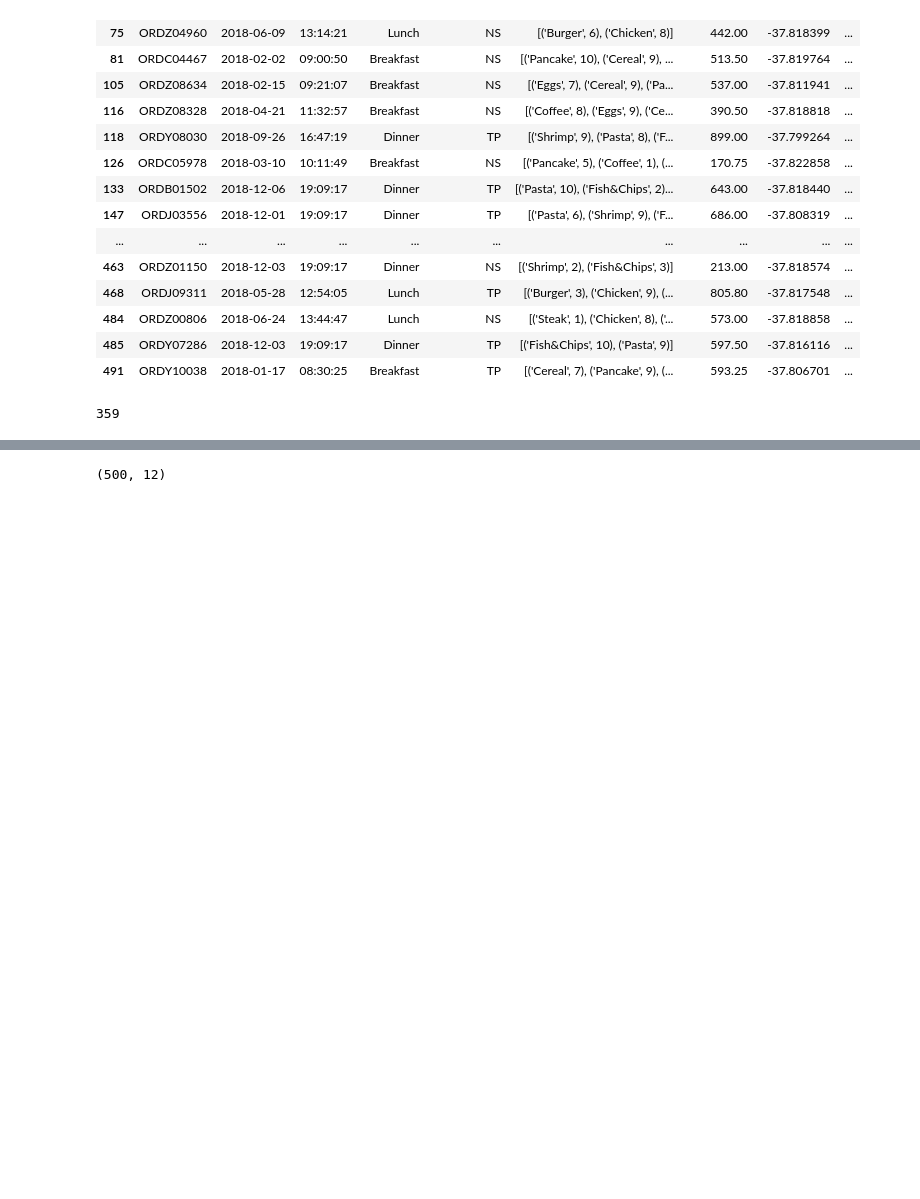
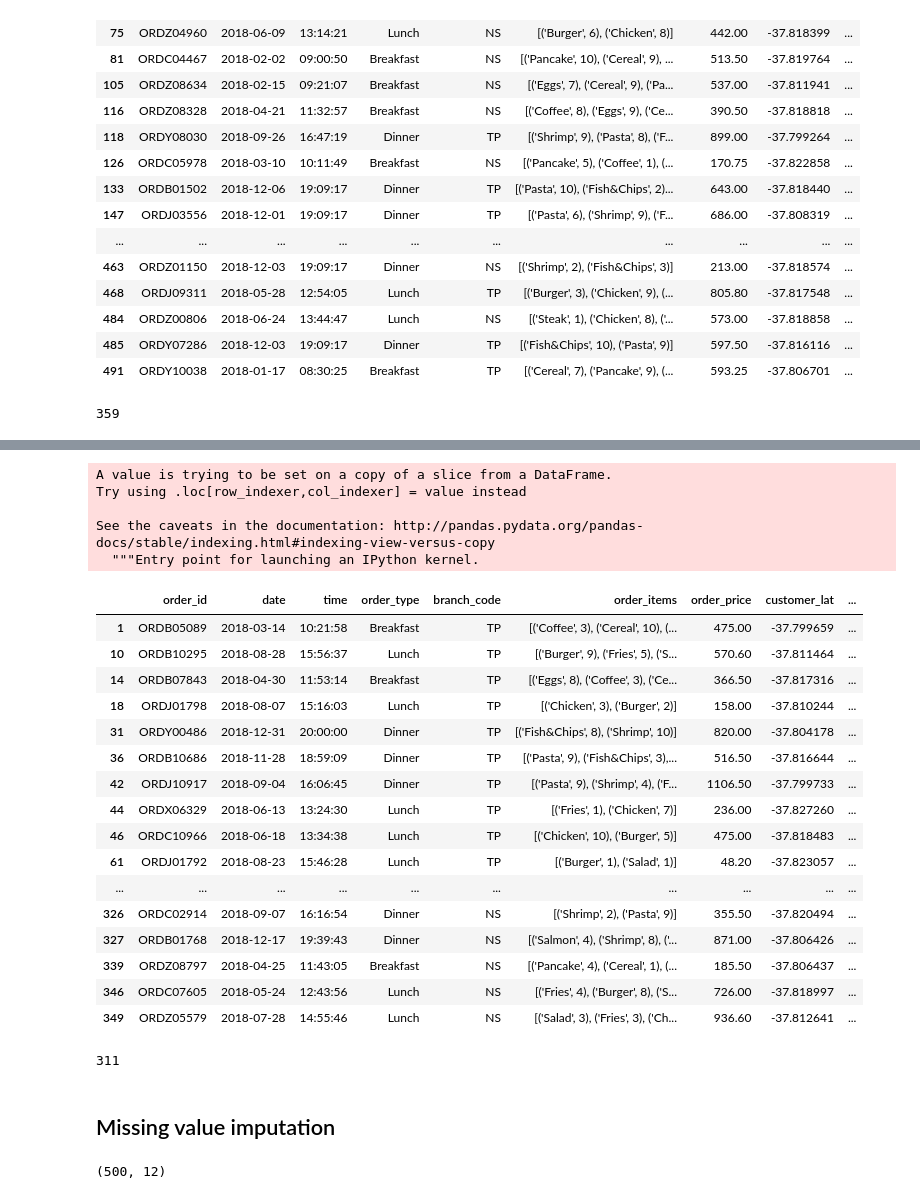
Before and after one commit to pradnyaalc/Data-Cleaning-and-EDA, a Jupyter notebook: Group_113.ipynb, the cells around one changed output, grey strips where cells are left out. Drawn from its saved outputs; the diff is of its cells as text; code cells hidden in the pictures; blank space fills up the shorter version.

```diff
--- a/Group_113.ipynb
+++ b/Group_113.ipynb
@@ -418,3 +512,37 @@ len(dirty_new_4)
+# %%
+# fixing and replacing the mismatched shortest distance with the one calculated
+shortest_dist_df['distance_to_customer_KM'] = shortest_dist_df['shortest_dist']
+shortest_dist_df
+# %% [output]
+A value is trying to be set on a copy of a slice from a DataFrame.
+Try using .loc[row_indexer,col_indexer] = value instead
+
+See the caveats in the documentation: http://pandas.pydata.org/pandas-docs/stable/indexing.html#indexing-view-versus-copy
+  """Entry point for launching an IPython kernel.
+|  | order_id | date | time | order_type | branch_code | order_items | order_price | customer_lat | ... |
+| 1 | ORDB05089 | 2018-03-14 | 10:21:58 | Breakfast | TP | [('Coffee', 3), ('Cereal', 10), (... | 475.00 | -37.799659 | ... |
+| 10 | ORDB10295 | 2018-08-28 | 15:56:37 | Lunch | TP | [('Burger', 9), ('Fries', 5), ('S... | 570.60 | -37.811464 | ... |
+| 14 | ORDB07843 | 2018-04-30 | 11:53:14 | Breakfast | TP | [('Eggs', 8), ('Coffee', 3), ('Ce... | 366.50 | -37.817316 | ... |
+| 18 | ORDJ01798 | 2018-08-07 | 15:16:03 | Lunch | TP | [('Chicken', 3), ('Burger', 2)] | 158.00 | -37.810244 | ... |
+| 31 | ORDY00486 | 2018-12-31 | 20:00:00 | Dinner | TP | [('Fish&Chips', 8), ('Shrimp', 10)] | 820.00 | -37.804178 | ... |
+| 36 | ORDB10686 | 2018-11-28 | 18:59:09 | Dinner | TP | [('Pasta', 9), ('Fish&Chips', 3),... | 516.50 | -37.816644 | ... |
+| 42 | ORDJ10917 | 2018-09-04 | 16:06:45 | Dinner | TP | [('Pasta', 9), ('Shrimp', 4), ('F... | 1106.50 | -37.799733 | ... |
+| 44 | ORDX06329 | 2018-06-13 | 13:24:30 | Lunch | TP | [('Fries', 1), ('Chicken', 7)] | 236.00 | -37.827260 | ... |
+| 46 | ORDC10966 | 2018-06-18 | 13:34:38 | Lunch | TP | [('Chicken', 10), ('Burger', 5)] | 475.00 | -37.818483 | ... |
+| 61 | ORDJ01792 | 2018-08-23 | 15:46:28 | Lunch | TP | [('Burger', 1), ('Salad', 1)] | 48.20 | -37.823057 | ... |
+| ... | ... | ... | ... | ... | ... | ... | ... | ... | ... |
+| 326 | ORDC02914 | 2018-09-07 | 16:16:54 | Dinner | NS | [('Shrimp', 2), ('Pasta', 9)] | 355.50 | -37.820494 | ... |
+| 327 | ORDB01768 | 2018-12-17 | 19:39:43 | Dinner | NS | [('Salmon', 4), ('Shrimp', 8), ('... | 871.00 | -37.806426 | ... |
+| 339 | ORDZ08797 | 2018-04-25 | 11:43:05 | Breakfast | NS | [('Pancake', 4), ('Cereal', 1), (... | 185.50 | -37.806437 | ... |
+| 346 | ORDC07605 | 2018-05-24 | 12:43:56 | Lunch | NS | [('Fries', 4), ('Burger', 8), ('S... | 726.00 | -37.818997 | ... |
+| 349 | ORDZ05579 | 2018-07-28 | 14:55:46 | Lunch | NS | [('Salad', 3), ('Fries', 3), ('Ch... | 936.60 | -37.812641 | ... |
+# %%
+dirty_new_5 = dirty_new_4[~dirty_new_4['order_id'].isin(shortest_dist_df['order_id'])]
+len(dirty_new_5)
+# %% [output]
+311
+# %% [markdown]
+## Missing value imputation
 # %%
 missing_df.shape
 # %% [output]
```
Also changed, not shown: parts of 32 cells of this notebook.
